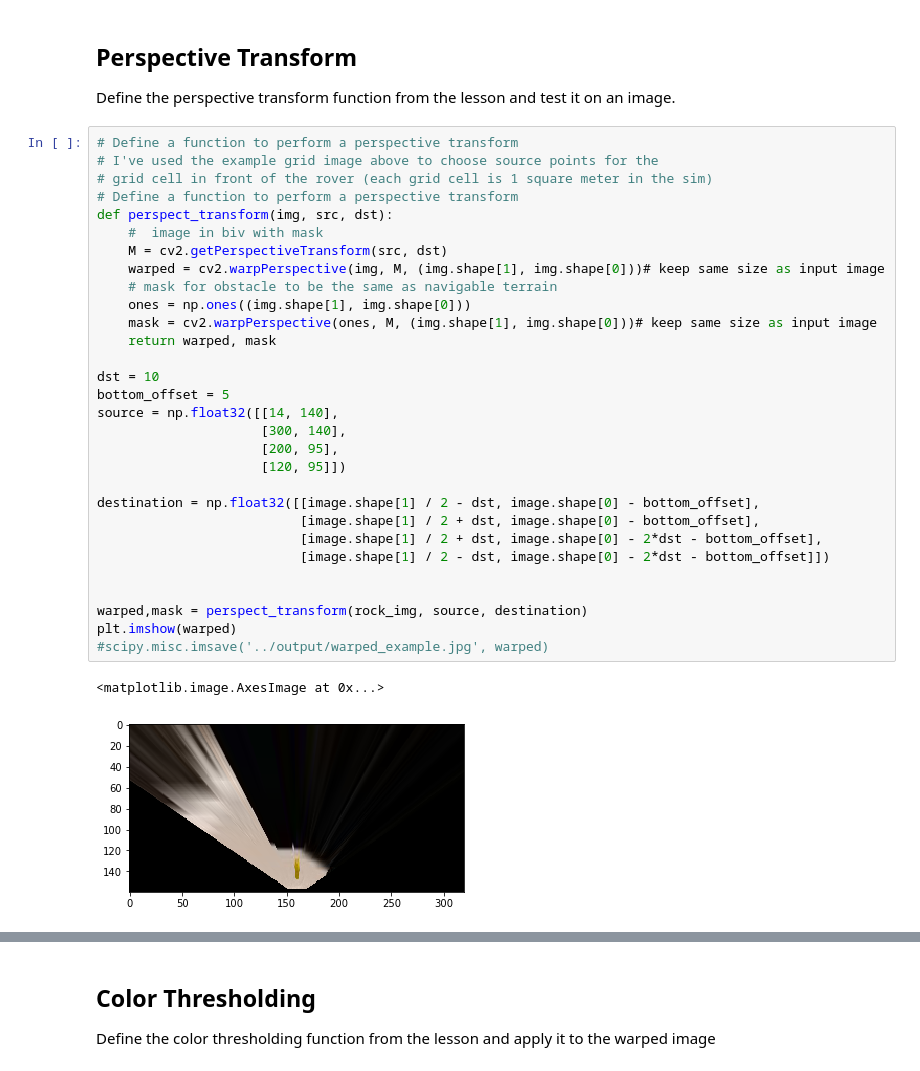
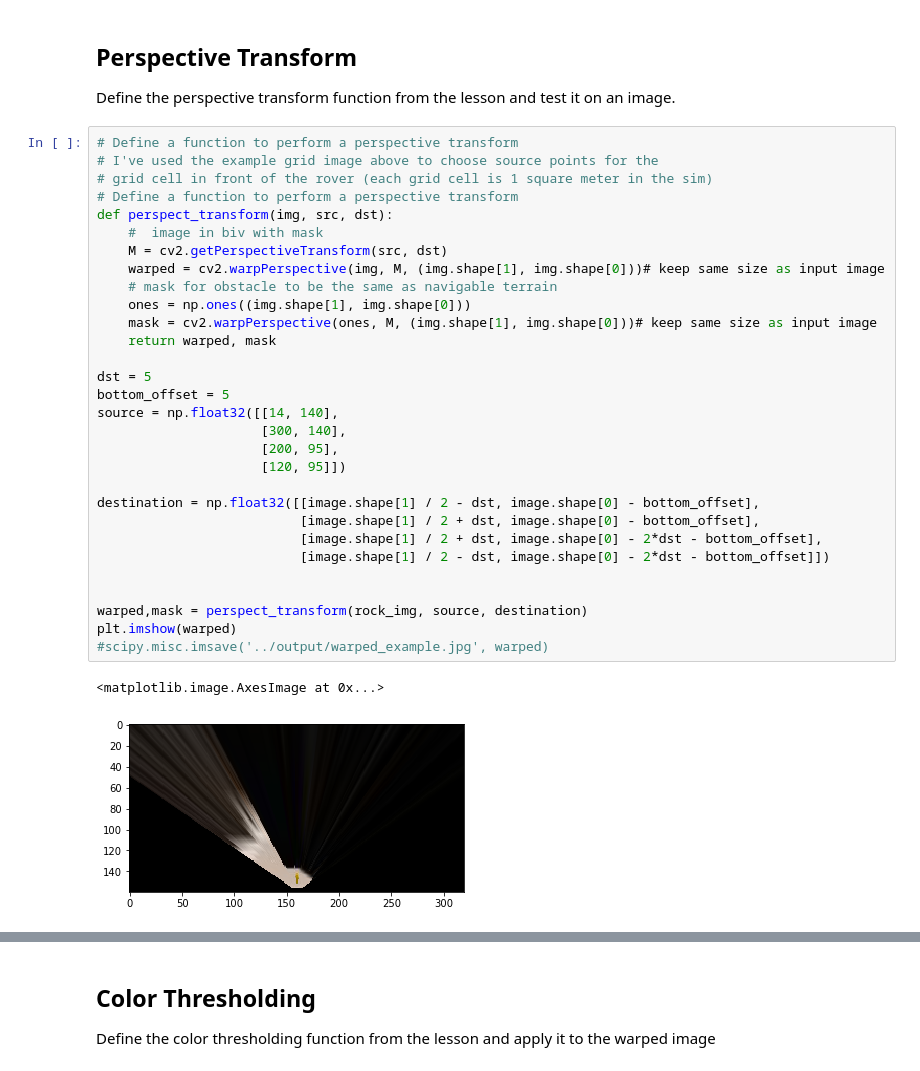
Before and after one commit to Nour-Osama/NASA-Mars-Autonomous-Rover-Simulation, a Jupyter notebook: Project Pipeline and visualisations.ipynb, the cells around one changed output, grey strips where cells are left out. Saved outputs shown, nothing was run; the diff lists cells and outputs as text.

```diff
--- a/Project Pipeline and visualisations.ipynb
+++ b/Project Pipeline and visualisations.ipynb
@@ -66,7 +66,7 @@ def perspect_transform(img, src, dst):
     mask = cv2.warpPerspective(ones, M, (img.shape[1], img.shape[0]))# keep same size as input image
     return warped, mask
 
-dst = 10
+dst = 5
 bottom_offset = 5
 source = np.float32([[14, 140],
                      [300, 140],
@@ -77,11 +77,11 @@
                           [image.shape[1] / 2 + dst, image.shape[0] - bottom_offset],
                           [image.shape[1] / 2 + dst, image.shape[0] - 2*dst - bottom_offset],
                           [image.shape[1] / 2 - dst, image.shape[0] - 2*dst - bottom_offset]])
 
 
 warped,mask = perspect_transform(rock_img, source, destination)
 plt.imshow(warped)
 #scipy.misc.imsave('../output/warped_example.jpg', warped)
 # %% [output]
 <matplotlib.image.AxesImage at 0x...>
-[figure, old version]
+[figure, new version]
```
Also changed, not shown: parts of 27 cells of this notebook, 3 other files.
